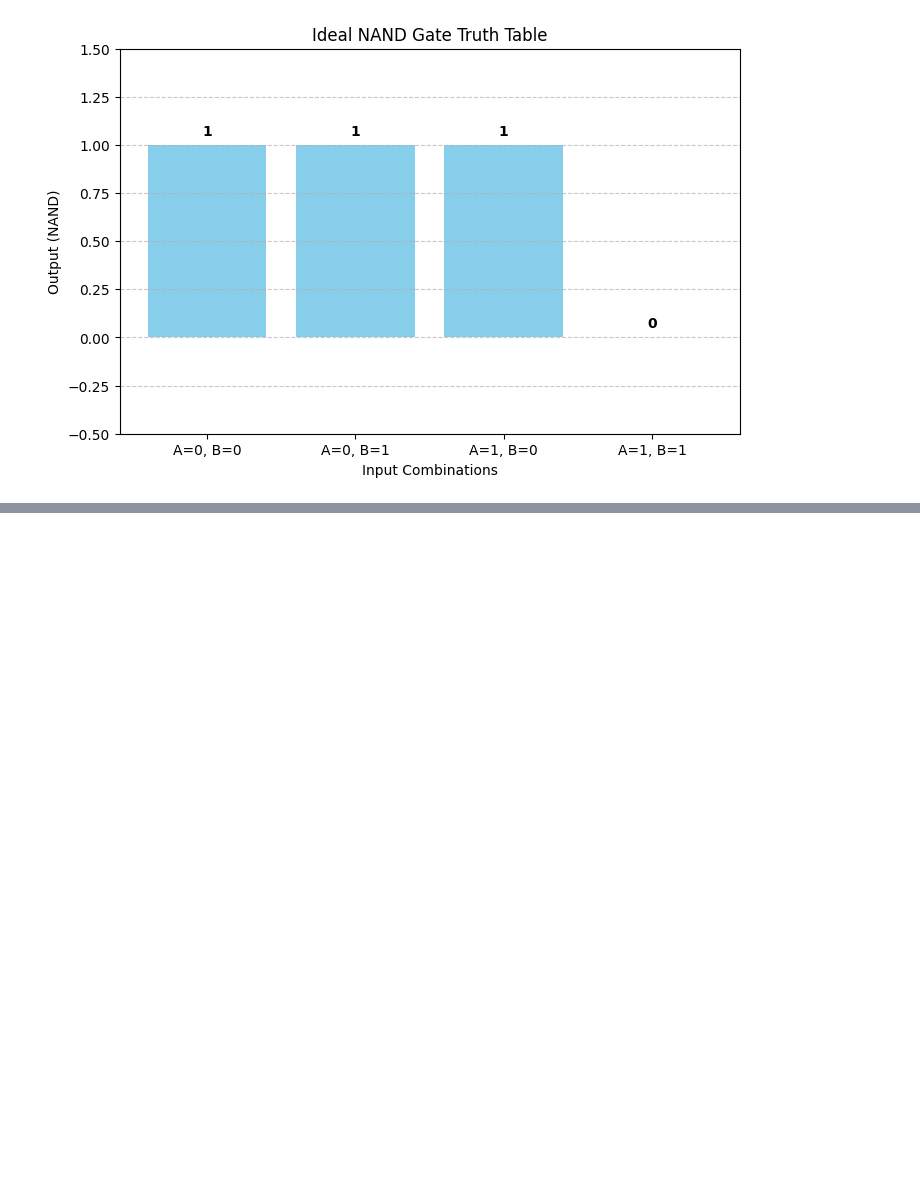
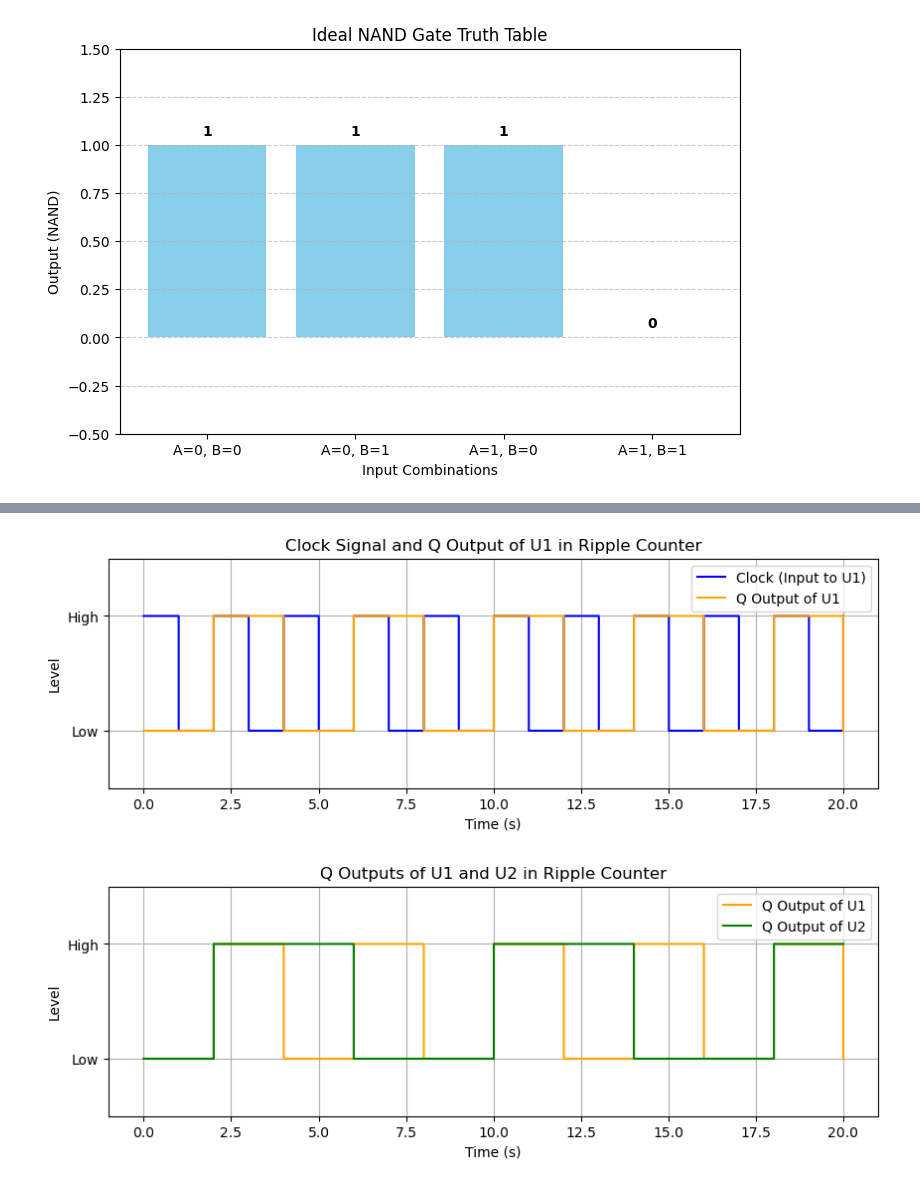
Before and after one commit to Quantum-Impulse/EleTech_Pyspice_Simulations, a Jupyter notebook: Report_5.ipynb, the cells around one changed output, grey strips where cells are left out. Cells and saved outputs as stored; diff of their text form; code cells hidden in the pictures; blank space fills up the shorter version.

```diff
--- a/Report_5.ipynb
+++ b/Report_5.ipynb
@@ -26,0 +159,55 @@ plt.show()
+# %%
+import matplotlib.pyplot as plt
+import numpy as np
+
+# Define time array for simulation
+time = np.linspace(0, 20, 1000)  # Extended time for two flip-flops
+
+# Define Clock signal - square wave for U1
+clock = np.where((time % 2) < 1, 1, 0)
+
+# Define Q output of U1 toggling on each clock rising edge
+q_u1 = np.zeros_like(time)
+prev_q_u1 = 0
+for i in range(1, len(time)):
+    if clock[i-1] == 0 and clock[i] == 1:  # Rising edge detection for U1
+        prev_q_u1 = 1 - prev_q_u1  # Toggle U1's Q output
+    q_u1[i] = prev_q_u1
+
+# Define Q output of U2 toggling on each rising edge of Q output from U1
+q_u2 = np.zeros_like(time)
+prev_q_u2 = 0
+for i in range(1, len(time)):
+    if q_u1[i-1] == 0 and q_u1[i] == 1:  # Rising edge detection for U2 (Clock = Q_U1)
+        prev_q_u2 = 1 - prev_q_u2  # Toggle U2's Q output
+    q_u2[i] = prev_q_u2
+
+# Plot Clock signal and Q output of U1
+plt.figure(figsize=(10, 3))
+plt.plot(time, clock, label="Clock (Input to U1)", drawstyle='steps-post', color='blue')
+plt.plot(time, q_u1, label="Q Output of U1", drawstyle='steps-post', color='orange')
+plt.title("Clock Signal and Q Output of U1 in Ripple Counter")
+plt.xlabel("Time (s)")
+plt.ylabel("Level")
+plt.ylim(-0.5, 1.5)
+plt.yticks([0, 1], ["Low", "High"])
+plt.grid(True)
+plt.legend()
+
+# Plot Q outputs of U1 and U2
+plt.figure(figsize=(10, 3))
+plt.plot(time, q_u1, label="Q Output of U1", drawstyle='steps-post', color='orange')
+plt.plot(time, q_u2, label="Q Output of U2", drawstyle='steps-post', color='green')
+plt.title("Q Outputs of U1 and U2 in Ripple Counter")
+plt.xlabel("Time (s)")
+plt.ylabel("Level")
+plt.ylim(-0.5, 1.5)
+plt.yticks([0, 1], ["Low", "High"])
+plt.grid(True)
+plt.legend()
+
+# Show plots
+plt.show()
+# %% [output]
+[figure, added]
+[figure, added]
```
Also changed, not shown: parts of 3 cells of this notebook, 1 other file.
